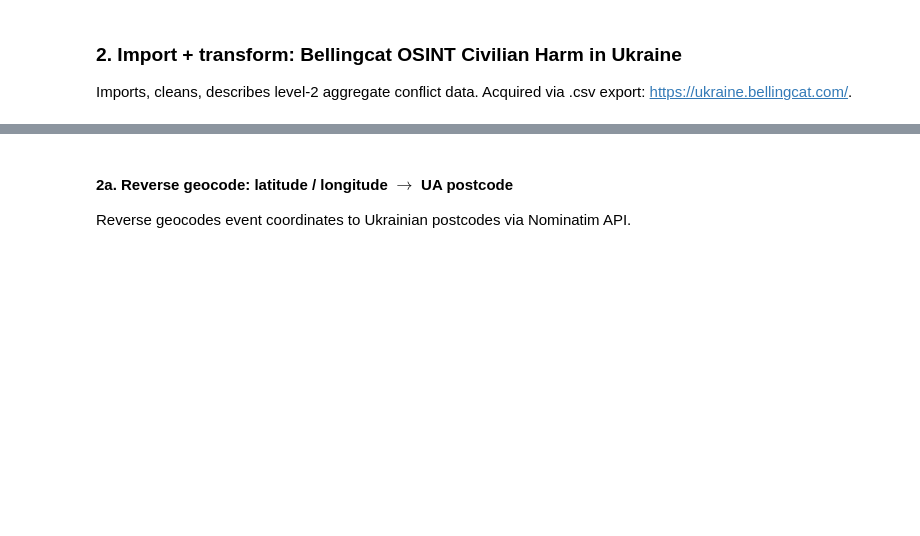
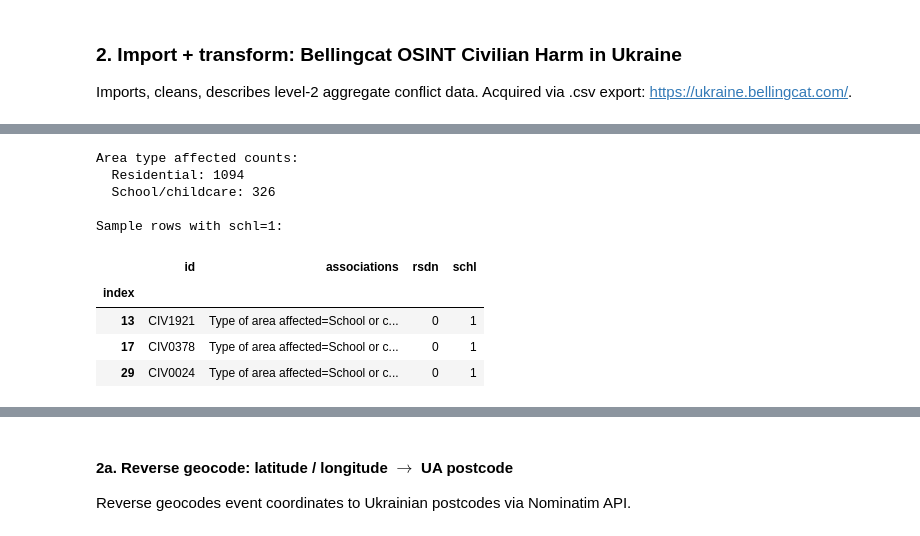
Before and after one commit to sskeen/ukraine_longitudinal_study, a Jupyter notebook: src/uls_scratchpad.ipynb, the cells around one changed output, grey strips where cells are left out. Drawn from its saved outputs; the diff is of its cells as text; code cells hidden in the pictures; blank space fills up the shorter version.

```diff
--- a/src/uls_scratchpad.ipynb
+++ b/src/uls_scratchpad.ipynb
@@ -208,28 +245,41 @@ d.tail(2)
 # %%
 # dummy code: area type affected
 
+### TODO 6/18: Loop over _all_ `associations` and `weapons_systems`
+
 # residential areas
 
-d_uls_lvl2['rsdn'] = d_uls_lvl2['associations'].str.contains(
+d['rsdn'] = d['associations'].str.contains(
     r'Type of area affected=Residential',
     case = False,
     na = False,
     regex = True,
 ).astype(int)
 
 # schools / childcare facilities
 
-d_uls_lvl2['schl'] = d_uls_lvl2['associations'].str.contains(
+d['schl'] = d['associations'].str.contains(
     r'Type of area affected=School or childcare',
     case = False,
     na = False,
     regex = True,
 ).astype(int)
 
 # verify
 
 print("Area type affected counts:")
-print(f"  Residential: {d_uls_lvl2['rsdn'].sum()}")
-print(f"  School/childcare: {d_uls_lvl2['schl'].sum()}")
+print(f"  Residential: {d['rsdn'].sum()}")
+print(f"  School/childcare: {d['schl'].sum()}")
 print(f"\nSample rows with schl=1:")
-d_uls_lvl2[d_uls_lvl2['schl'] == 1][['id', 'associations', 'rsdn', 'schl']].head(3)
+d[d['schl'] == 1][['id', 'associations', 'rsdn', 'schl']].head(3)
+# %% [output]
+Area type affected counts:
+  Residential: 1094
+  School/childcare: 326
+
+Sample rows with schl=1:
+|  | id | associations | rsdn | schl |
+| index |  |  |  |  |
+| 13 | CIV1921 | Type of area affected=School or c... | 0 | 1 |
+| 17 | CIV0378 | Type of area affected=School or c... | 0 | 1 |
+| 29 | CIV0024 | Type of area affected=School or c... | 0 | 1 |
```
Also changed, not shown: parts of 12 cells of this notebook.
